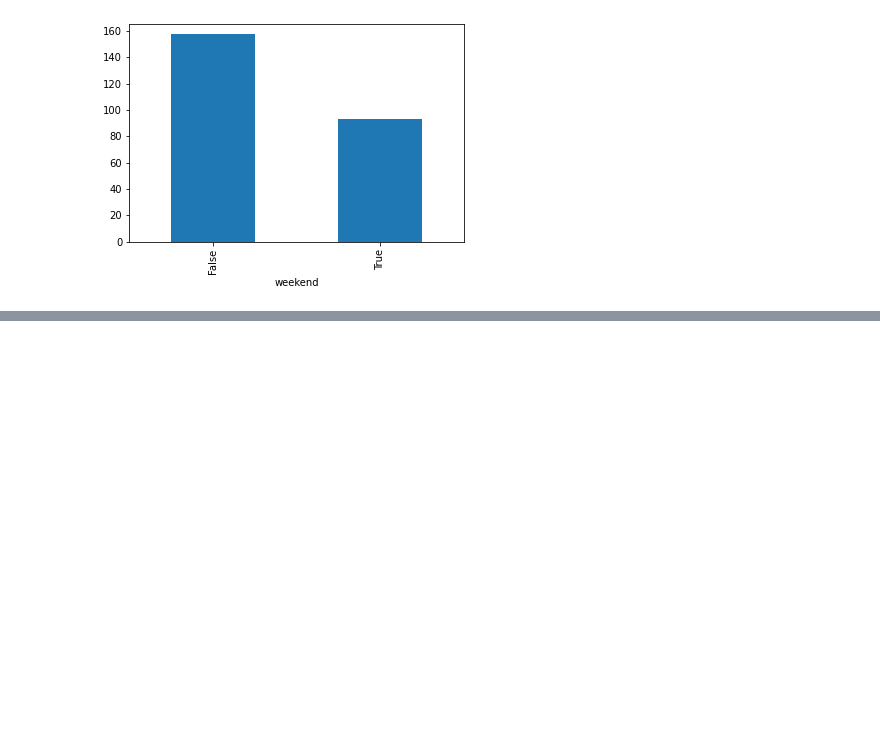
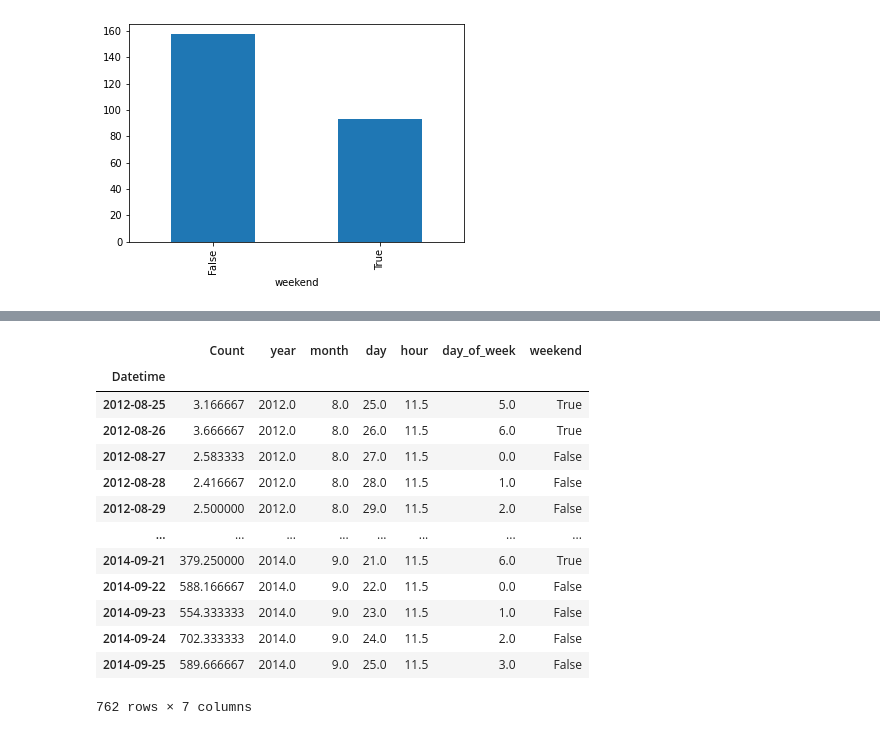
Before and after one commit to talha-amir/Python-Time-Series, a Jupyter notebook: Final.ipynb, the cells around one changed output, grey strips where cells are left out. Cells and saved outputs as stored; diff of their text form; code cells hidden in the pictures; blank space fills up the shorter version.

```diff
--- a/Final.ipynb
+++ b/Final.ipynb
@@ -94,0 +117,17 @@ train.groupby('weekend')['Count'].mean().plot.bar()
+# %%
+daily
+# %% [output]
+|  | Count | year | month | day | hour | day_of_week | weekend |
+| Datetime |  |  |  |  |  |  |  |
+| 2012-08-25 | 3.166667 | 2012.0 | 8.0 | 25.0 | 11.5 | 5.0 | True |
+| 2012-08-26 | 3.666667 | 2012.0 | 8.0 | 26.0 | 11.5 | 6.0 | True |
+| 2012-08-27 | 2.583333 | 2012.0 | 8.0 | 27.0 | 11.5 | 0.0 | False |
+| 2012-08-28 | 2.416667 | 2012.0 | 8.0 | 28.0 | 11.5 | 1.0 | False |
+| 2012-08-29 | 2.500000 | 2012.0 | 8.0 | 29.0 | 11.5 | 2.0 | False |
+| ... | ... | ... | ... | ... | ... | ... | ... |
+| 2014-09-21 | 379.250000 | 2014.0 | 9.0 | 21.0 | 11.5 | 6.0 | True |
+| 2014-09-22 | 588.166667 | 2014.0 | 9.0 | 22.0 | 11.5 | 0.0 | False |
+| 2014-09-23 | 554.333333 | 2014.0 | 9.0 | 23.0 | 11.5 | 1.0 | False |
+| 2014-09-24 | 702.333333 | 2014.0 | 9.0 | 24.0 | 11.5 | 2.0 | False |
+| 2014-09-25 | 589.666667 | 2014.0 | 9.0 | 25.0 | 11.5 | 3.0 | False |
+762 rows × 7 columns
```
Also changed, not shown: parts of 5 cells of this notebook.
